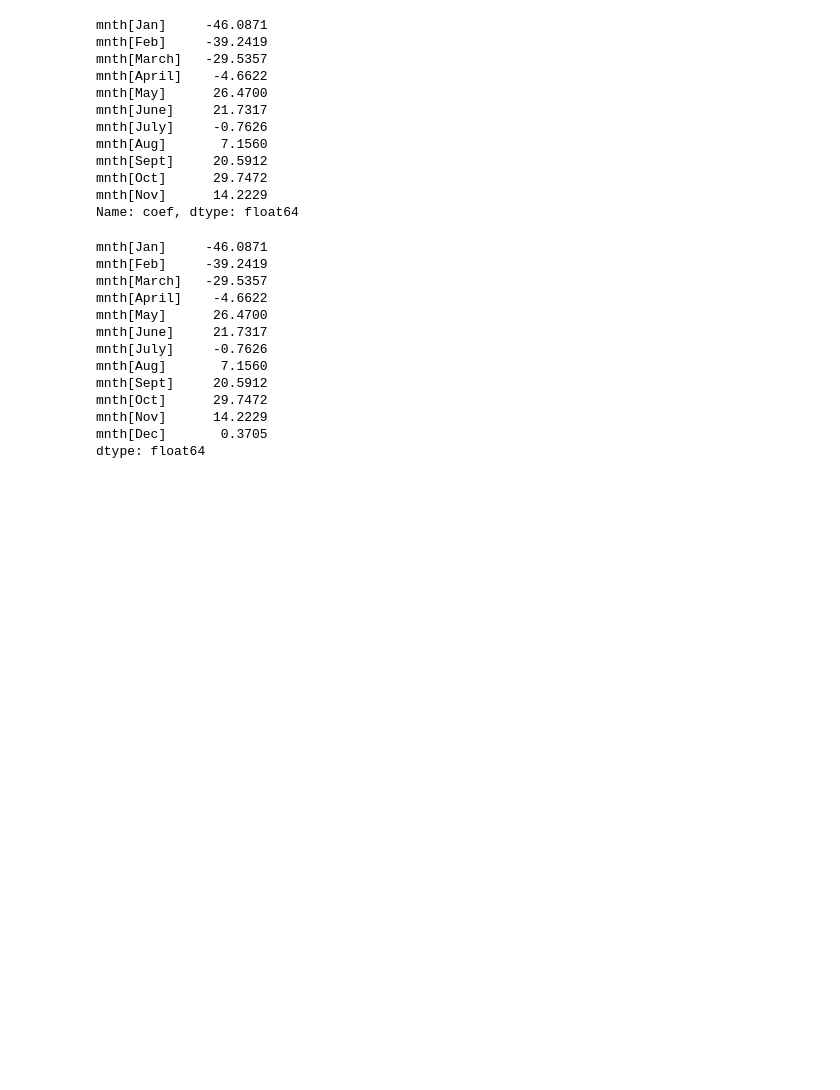
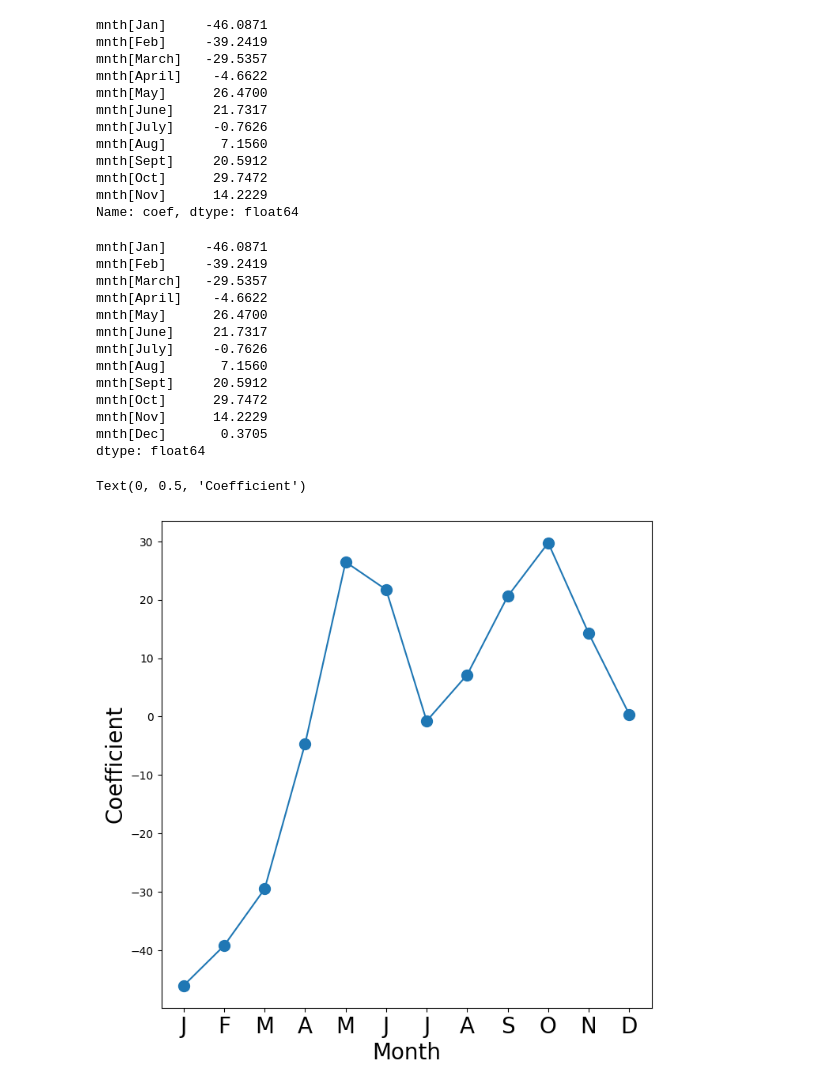
Before and after one commit to aniluulina/Machine_Learning, a Jupyter notebook: Logistic Regression/Logistic Regression.ipynb, the cells around one changed output. Saved outputs shown, nothing was run; the diff lists cells and outputs as text; code cells hidden in the pictures; blank space fills up the shorter version.

```diff
--- a/Logistic Regression/Logistic Regression.ipynb
+++ b/Logistic Regression/Logistic Regression.ipynb
@@ -590,3 +590,14 @@ mnth[Oct]      29.7472
 mnth[Nov]      14.2229
 mnth[Dec]       0.3705
 dtype: float64
+# %%
+fig_month , ax_month = subplots(figsize = (8,8))
+x_month = np.arange(coef_month.shape[0])
+ax_month.plot(x_month, coef_month, marker = 'o', ms = 10)
+ax_month.set_xticks(x_month)
+ax_month.set_xticklabels([l[5] for l in coef_month.index],fontsize = 20)
+ax_month.set_xlabel('Month',fontsize=20)
+ax_month.set_ylabel('Coefficient',fontsize =20)
+# %% [output]
+Text(0, 0.5, 'Coefficient')
+[figure, added]
```
Also changed, not shown: parts of 9 cells of this notebook.
